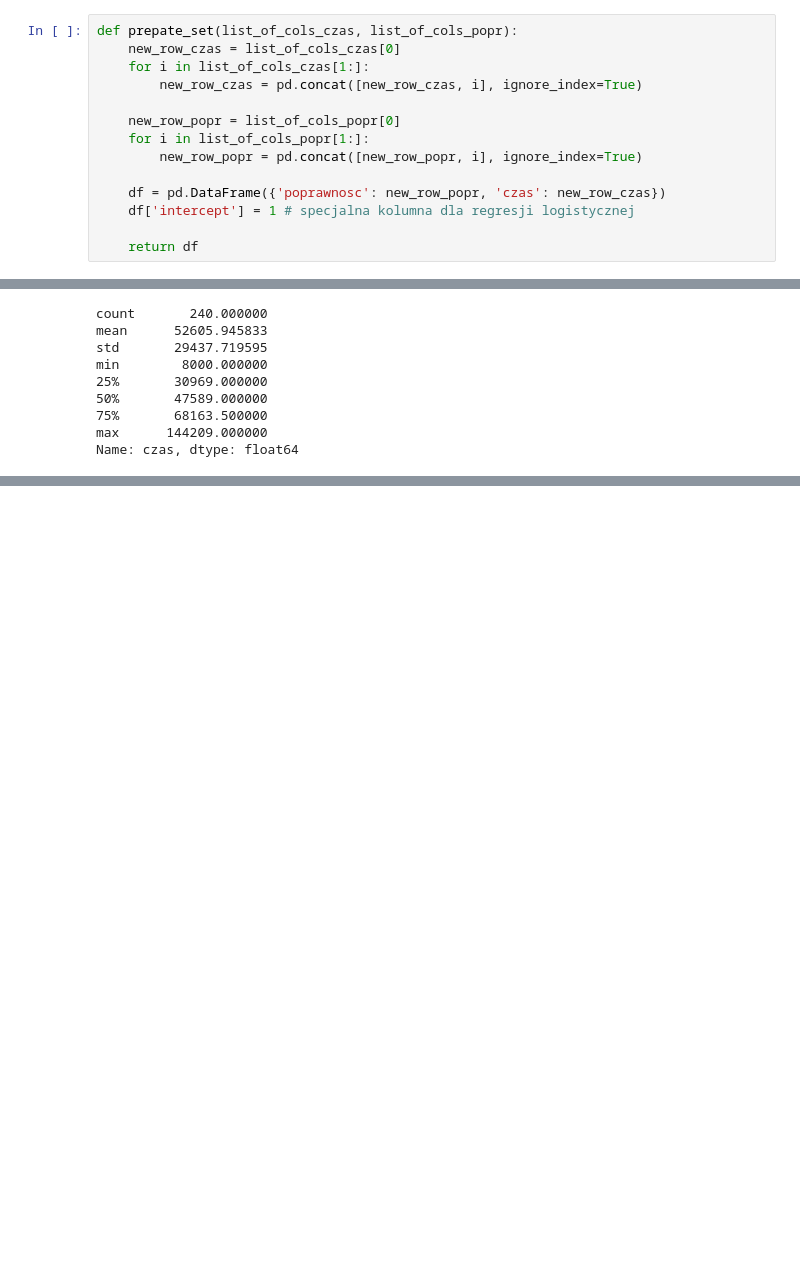
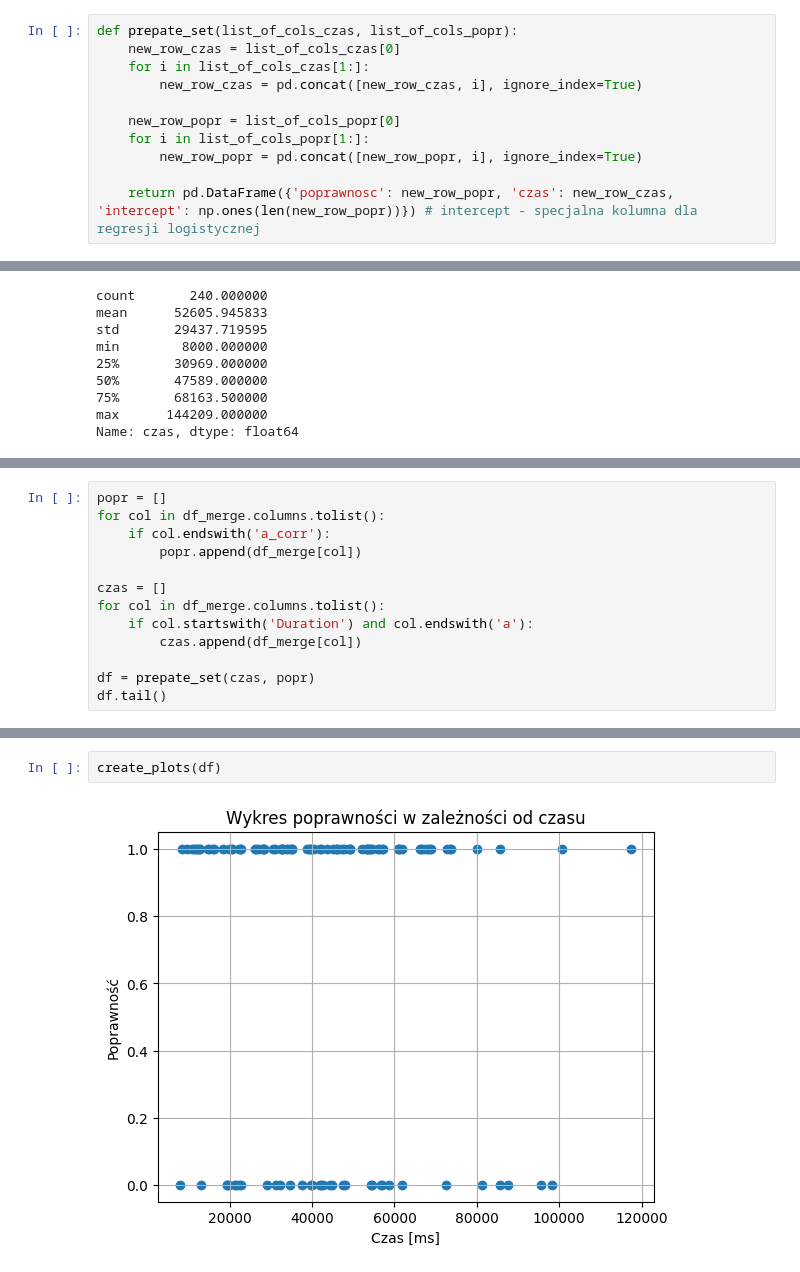
Before and after one commit to MartaSolarz/Master_thesis, a Jupyter notebook: statistical_tests/poprawnosc_vs_czas.ipynb, the cells around one changed output, grey strips where cells are left out. Cells and saved outputs as stored; diff of their text form; blank space fills up the shorter version.

```diff
--- a/statistical_tests/poprawnosc_vs_czas.ipynb
+++ b/statistical_tests/poprawnosc_vs_czas.ipynb
@@ -49,8 +51,5 @@ def prepate_set(list_of_cols_czas, list_of_cols_popr):
     for i in list_of_cols_popr[1:]:
         new_row_popr = pd.concat([new_row_popr, i], ignore_index=True)
 
-    df = pd.DataFrame({'poprawnosc': new_row_popr, 'czas': new_row_czas})
-    df['intercept'] = 1 # specjalna kolumna dla regresji logistycznej
-
-    return df
+    return pd.DataFrame({'poprawnosc': new_row_popr, 'czas': new_row_czas, 'intercept': np.ones(len(new_row_popr))}) # intercept - specjalna kolumna dla regresji logistycznej
 # %%
@@ -116,0 +193,13 @@ Name: czas, dtype: float64
+# %%
+popr = []
+for col in df_merge.columns.tolist():
+    if col.endswith('a_corr'):
+        popr.append(df_merge[col])
+
+czas = []
+for col in df_merge.columns.tolist():
+    if col.startswith('Duration') and col.endswith('a'):
+        czas.append(df_merge[col])
+
+df = prepate_set(czas, popr)
+df.tail()
@@ -116,0 +233,4 @@ Name: czas, dtype: float64
+# %%
+create_plots(df)
+# %% [output]
+[figure, added]
```
Also changed, not shown: parts of 39 cells of this notebook, 1 other file.
